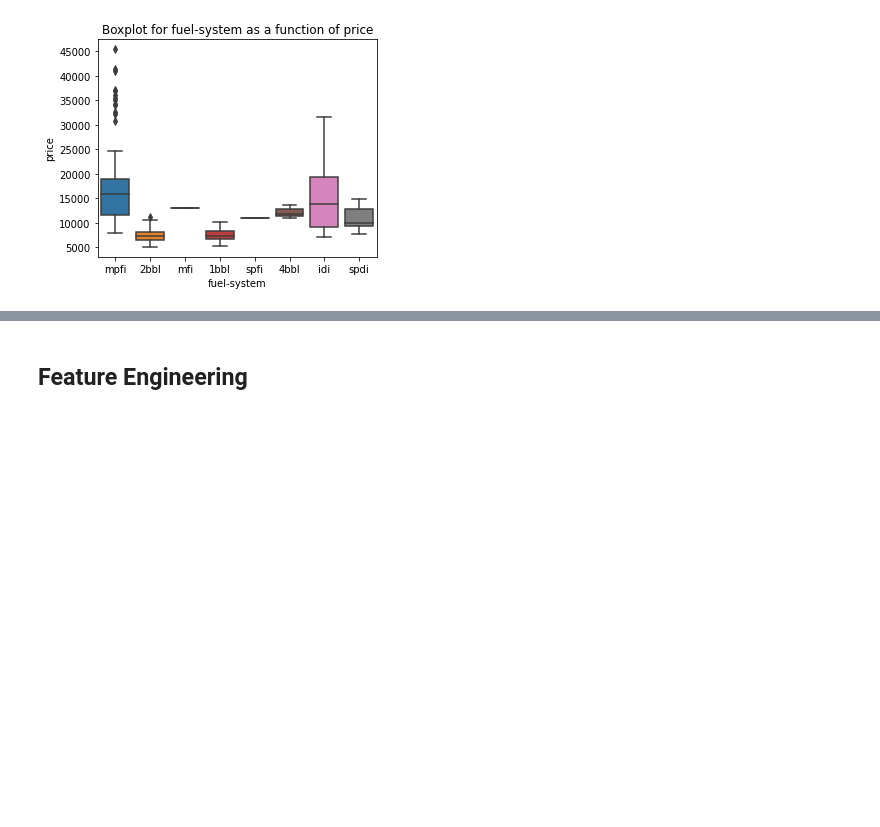
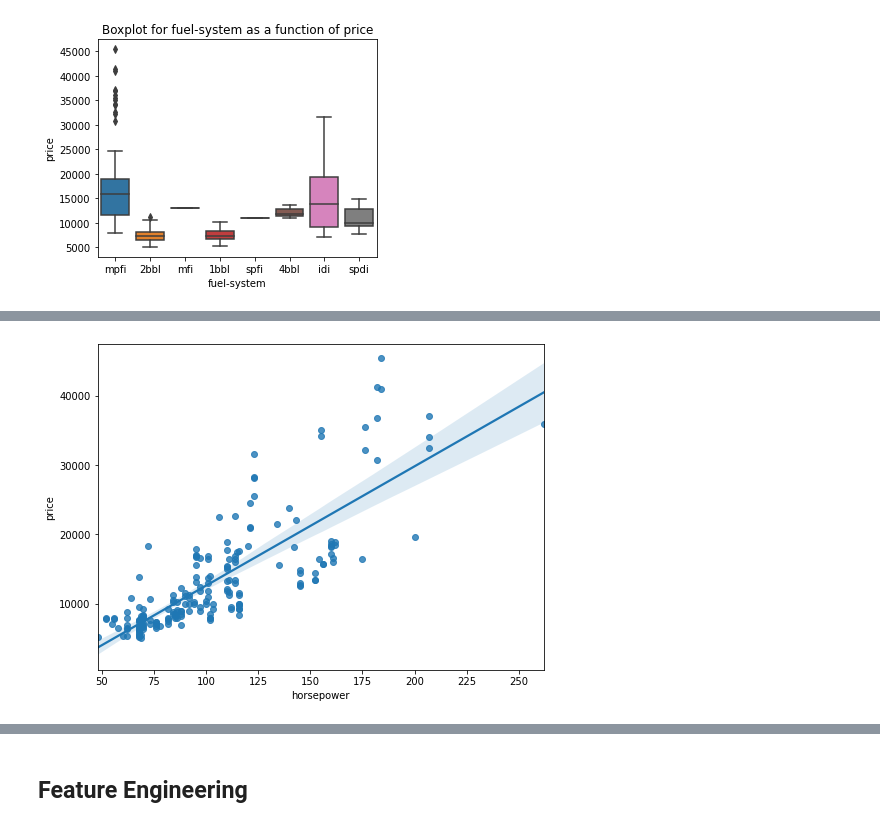
Before and after one commit to obeabi/Automobile_Data_Set, a Jupyter notebook: Auto_V3.ipynb, the cells around one changed output, grey strips where cells are left out. Cells and saved outputs as stored; diff of their text form; code cells hidden in the pictures; blank space fills up the shorter version.

```diff
--- a/Auto_V3.ipynb
+++ b/Auto_V3.ipynb
@@ -562,0 +607,6 @@ df2.corr()
+# %%
+# regression plot of horsepower
+sns.regplot(x = 'horsepower', y = 'price', data = df2)
+plt.show()
+# %% [output]
+[figure, added]
```
Also changed, not shown: parts of 19 cells of this notebook.
